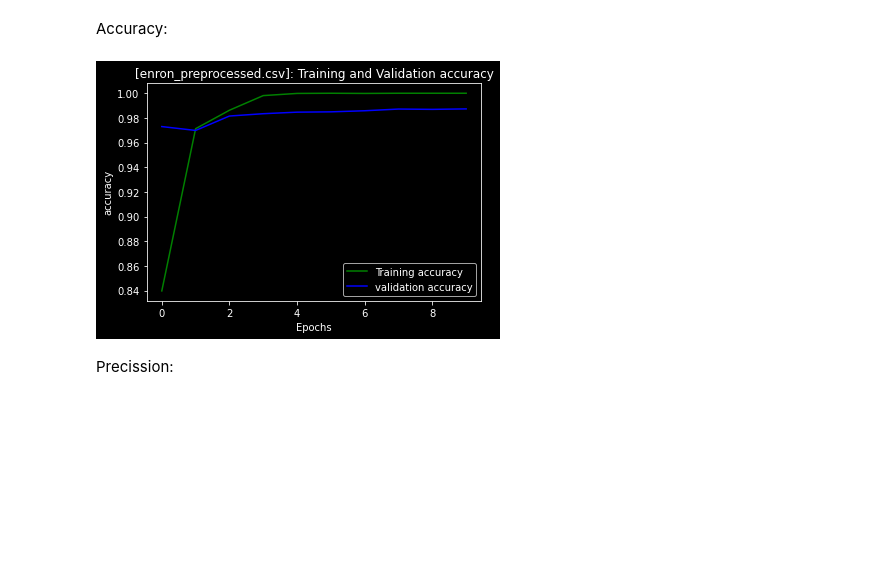
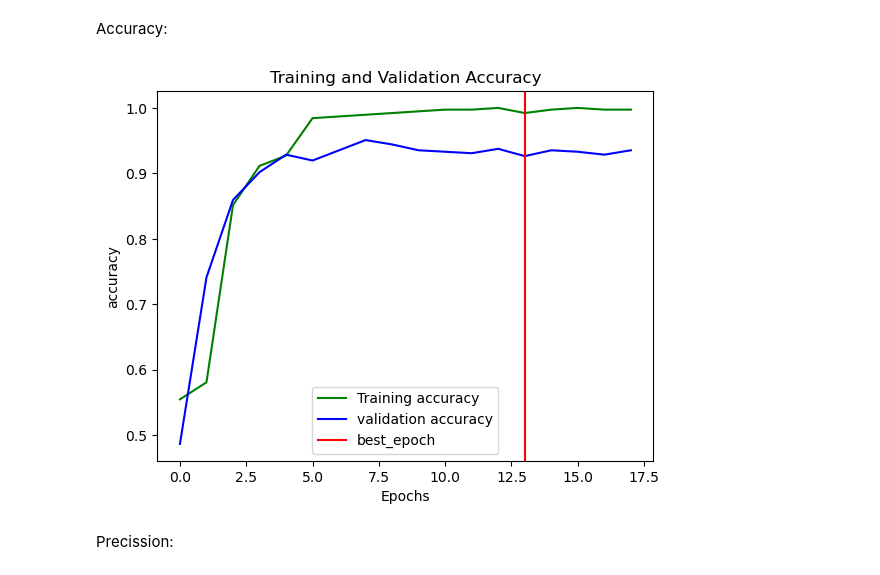
Before and after one commit to LucaRo29/NLP, a Jupyter notebook: NewCode/LSTM/lstm_pycharm.ipynb, the cells around one changed output. Saved outputs shown, nothing was run; the diff lists cells and outputs as text; code cells hidden in the pictures; blank space fills up the shorter version.

```diff
--- a/NewCode/LSTM/lstm_pycharm.ipynb
+++ b/NewCode/LSTM/lstm_pycharm.ipynb
@@ -89,8 +83,8 @@ sns.countplot(x=df["label"])
 # %% [markdown]
 #Convert tokens into a numerical sequence:
 # %%
-#X=df["text"]
-X=df["transformed_text"]
+X=df["text"]
+#X=df["transformed_text"]
 tokenizer = Tokenizer() #initializing the tokenizer
 tokenizer.fit_on_texts(X)# fitting on the sms data
 text_to_sequence = tokenizer.texts_to_sequences(X) # creating the numerical sequence
@@ -185,13 +180,17 @@ X_val,   X_test, y_val,   y_test = train_test_split(X_val, y_val, train_size=0.5
 # %%
 from keras.callbacks import EarlyStopping
 
-num_epochs = 10 #10!
+num_epochs = 100 #10!
+
+es = EarlyStopping(patience=5, verbose=1, min_delta=0.001, monitor='loss', mode='auto',
+                       restore_best_weights=True)
 
 history = lstm_model.fit(
                X_train ,
                y_train,
                epochs=num_epochs,
                validation_data=(X_val, y_val),
+                callbacks=[es]
                #callbacks=[EarlyStopping(monitor='val_loss',min_delta=0.0001)]
           )
 # %% [output]
@@ -253,7 +249,7 @@ weighted avg       0.98      0.98      0.98      7954
 # %%
+plt.style.use('default')
 cm = confusion_matrix(y_test, y_pred)
-sns.heatmap(cm, annot=True, fmt='d')
-plt.title(image_title_info+'Training and Validation loss')
+sns.heatmap(cm, annot=True, fmt='d', xticklabels=["ham", "spam"], yticklabels=["ham", "spam"])
 plt.xlabel('Predicted')
 plt.ylabel('Actual')
 plt.savefig(image_folder+'cm.png')
@@ -263,10 +259,13 @@ plt.show()
 # %% [markdown]
 Loss:
 # %%
+best_epoch = es.best_epoch + 1
+
 #epochs = range(1, num_epochs+1)
 plt.plot(history.history['loss'], 'g', label='Training loss')
-plt.plot(history.history['val_loss'], 'b', label='validation loss')
-plt.title(image_title_info+'Training and Validation loss')
+plt.plot(history.history['val_loss'], 'b', label='Validation loss')
+plt.axvline(x=best_epoch, color='r', label='best_epoch')
+plt.title('Training and Validation Loss')
 plt.xlabel('Epochs')
 plt.ylabel('Loss')
 plt.legend()
@@ -279,14 +278,15 @@ Accuracy:
 # %%
 plt.plot( history.history['accuracy'], 'g', label='Training accuracy')
 plt.plot(history.history['val_accuracy'], 'b', label='validation accuracy')
-plt.title(image_title_info+'Training and Validation accuracy')
+plt.axvline(x=best_epoch, color='r', label='best_epoch')
+plt.title('Training and Validation Accuracy')
 plt.xlabel('Epochs')
 plt.ylabel('accuracy')
 plt.legend()
 plt.savefig(image_folder+'accuracy.png')
 plt.show()
 # %% [output]
-[figure, old version]
+[figure, new version]
 # %% [markdown]
 Precission:
 # %%
```
Also changed, not shown: parts of 20 cells of this notebook, 22 other files.
